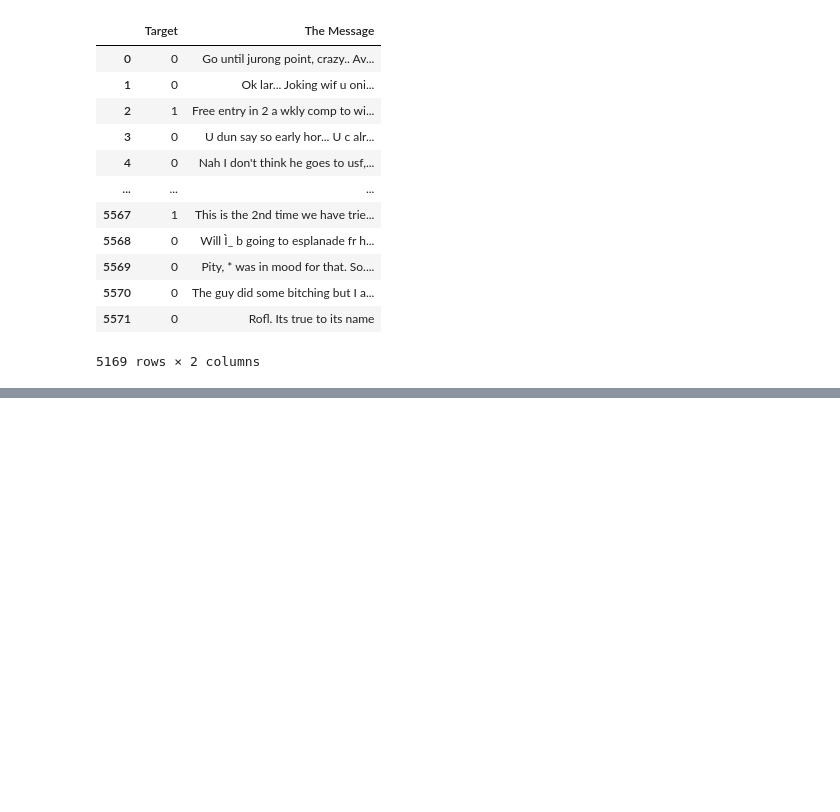
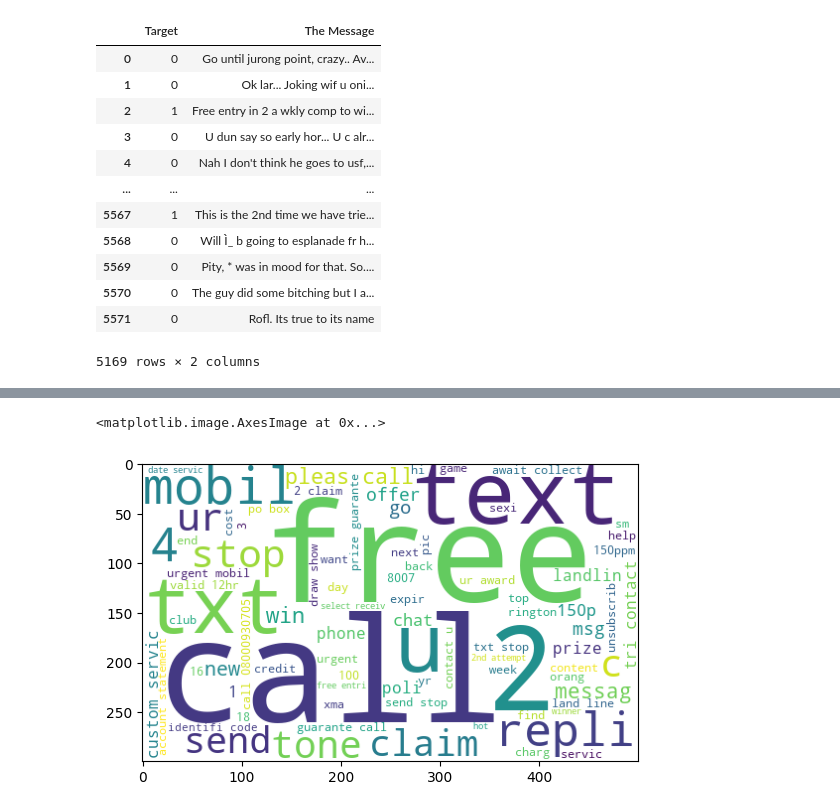
Before and after one commit to HarshGupta4511/ML-Projects, a Jupyter notebook: Spam_detection.ipynb, the cells around one changed output, grey strips where cells are left out. Saved outputs shown, nothing was run; the diff lists cells and outputs as text; code cells hidden in the pictures; blank space fills up the shorter version.

```diff
--- a/Spam_detection.ipynb
+++ b/Spam_detection.ipynb
@@ -201,0 +344,20 @@ sns.scatterplot()
+# %%
+def transform_text(data):
+    data = data.lower()
+    data = nltk.word_tokenize(data)
+    lst = []
+    for i in data:
+        if i.isalnum():
+            lst.append(i)
+    data = lst[:]
+    lst.clear()
+    for i in data:
+        if i not in stopwords.words('english') and i not in string.punctuation:
+            lst.append(i)
+
+    data = lst[:]
+    lst.clear()
+    for i in data:
+        lst.append(ps.stem(i))
+
+    return " ".join(lst)
@@ -201,0 +405,2 @@ sns.scatterplot()
+# %%
+df['Transformed Text'] = df['The Message'].apply(transform_text)
@@ -201,0 +431,9 @@ sns.scatterplot()
+# %%
+wc = WordCloud(background_color='white',include_numbers=True, min_font_size=9,width=500,height=300)
+# %%
+spam_wc = wc.generate(df[df['Target']==1]['Transformed Text'].str.cat(sep=' '))
+# %%
+plt.imshow(spam_wc)
+# %% [output]
+<matplotlib.image.AxesImage at 0x...>
+[figure, added]
```
Also changed, not shown: parts of 55 cells of this notebook.
